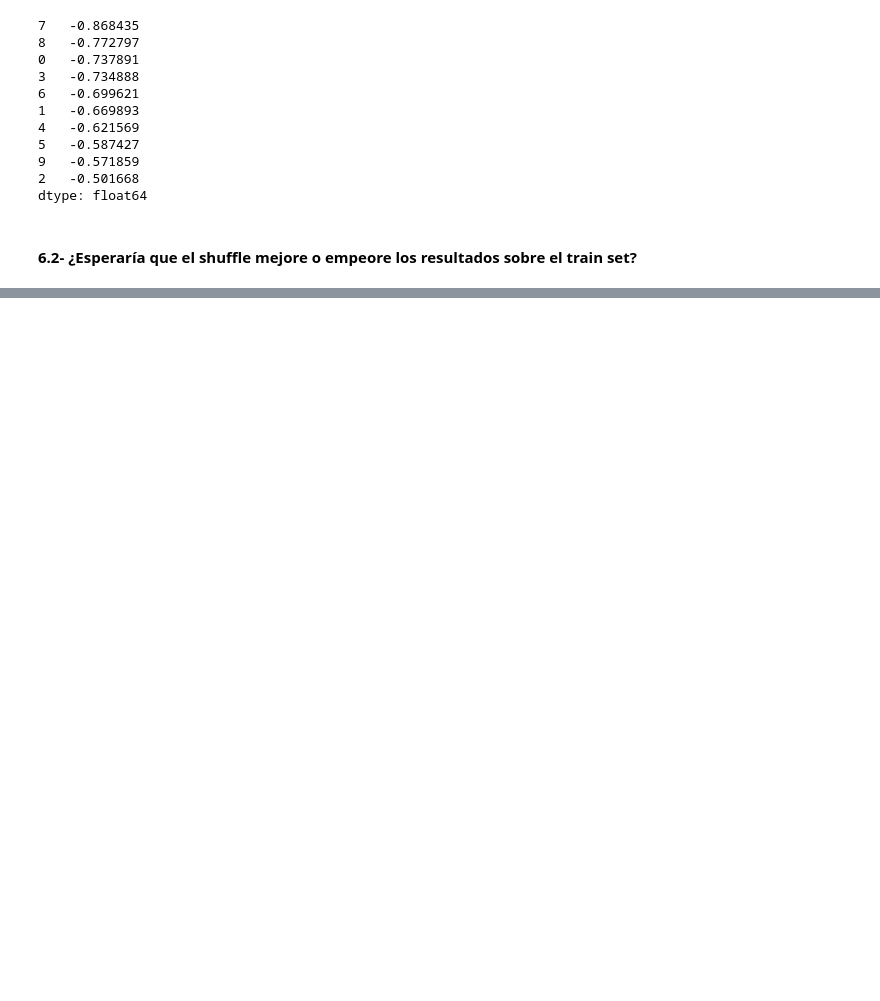
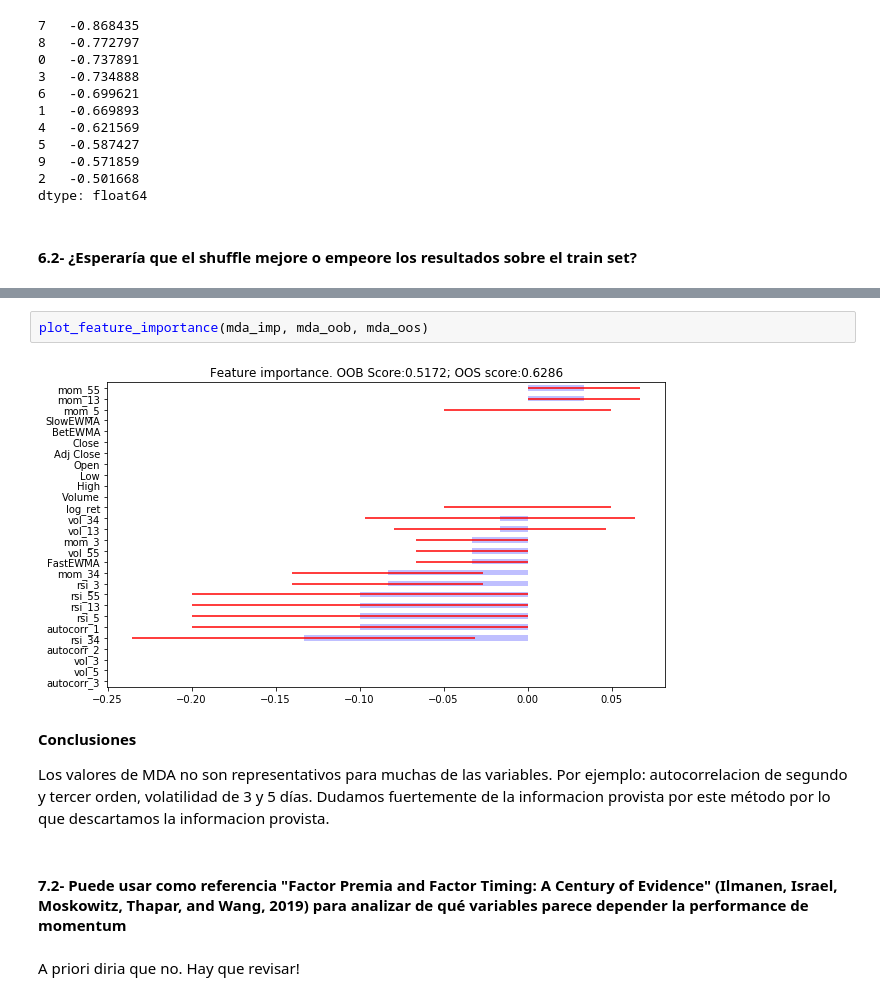
Before and after one commit to agalbachicar/fa_momentum, a Jupyter notebook: src/momentum.ipynb, the cells around one changed output, grey strips where cells are left out. Saved outputs shown, nothing was run; the diff lists cells and outputs as text; blank space fills up the shorter version.

```diff
--- a/src/momentum.ipynb
+++ b/src/momentum.ipynb
@@ -1842,0 +2199,12 @@ Se esperan mejores resultados y como se ve, la performance mejora levemente (est
+# %%
+plot_feature_importance(mda_imp, mda_oob, mda_oos)
+# %% [output]
+[figure, added]
+# %% [markdown]
+**Conclusiones**
+
+Los valores de MDA no son representativos para muchas de las variables. Por ejemplo: autocorrelacion de segundo y tercer orden, volatilidad de 3 y 5 días. Dudamos fuertemente de la informacion provista por este método por lo que descartamos la informacion provista.
+# %% [markdown]
+#### 7.2- Puede usar como referencia "Factor Premia and Factor Timing: A Century of Evidence" (Ilmanen, Israel, Moskowitz, Thapar, and Wang, 2019) para analizar de qué variables parece depender la performance de momentum
+# %% [markdown]
+A priori diria que no. Hay que revisar!
```
Also changed, not shown: parts of 27 cells of this notebook.
